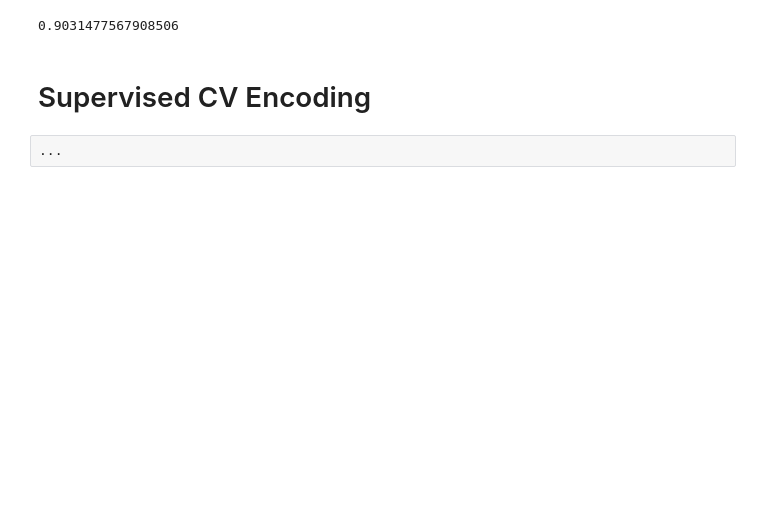
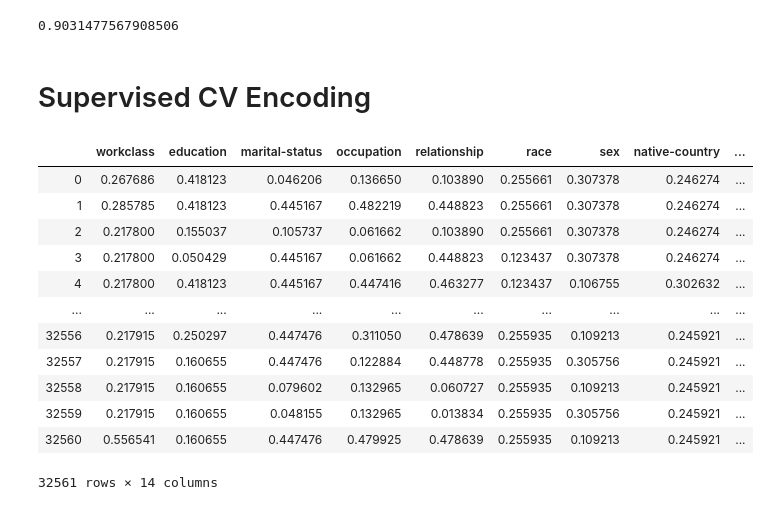
Before and after one commit to SimulatorML/Robusta, a Jupyter notebook: examples/category-encoder.ipynb, the cells around one changed output. Drawn from its saved outputs; the diff is of its cells as text; code cells hidden in the pictures; blank space fills up the shorter version.

Commit message:
[feat] EncoderCV

```diff
--- a/examples/category-encoder.ipynb
+++ b/examples/category-encoder.ipynb
@@ -680,5 +680,3 @@ roc_auc_score(y_test, y_pred)
 0.9031477567908506
 # %% [markdown]
 # Supervised CV Encoding
-# %% [raw]
-...
@@ -684,0 +786,16 @@ roc_auc_score(y_test, y_pred)
+# %%
+EncoderCV(FastEncoder()).fit_transform(X_train, y_train)
+# %% [output]
+|  | workclass | education | marital-status | occupation | relationship | race | sex | native-country | ... |
+| 0 | 0.267686 | 0.418123 | 0.046206 | 0.136650 | 0.103890 | 0.255661 | 0.307378 | 0.246274 | ... |
+| 1 | 0.285785 | 0.418123 | 0.445167 | 0.482219 | 0.448823 | 0.255661 | 0.307378 | 0.246274 | ... |
+| 2 | 0.217800 | 0.155037 | 0.105737 | 0.061662 | 0.103890 | 0.255661 | 0.307378 | 0.246274 | ... |
+| 3 | 0.217800 | 0.050429 | 0.445167 | 0.061662 | 0.448823 | 0.123437 | 0.307378 | 0.246274 | ... |
+| 4 | 0.217800 | 0.418123 | 0.445167 | 0.447416 | 0.463277 | 0.123437 | 0.106755 | 0.302632 | ... |
+| ... | ... | ... | ... | ... | ... | ... | ... | ... | ... |
+| 32556 | 0.217915 | 0.250297 | 0.447476 | 0.311050 | 0.478639 | 0.255935 | 0.109213 | 0.245921 | ... |
+| 32557 | 0.217915 | 0.160655 | 0.447476 | 0.122884 | 0.448778 | 0.255935 | 0.305756 | 0.245921 | ... |
+| 32558 | 0.217915 | 0.160655 | 0.079602 | 0.132965 | 0.060727 | 0.255935 | 0.109213 | 0.245921 | ... |
+| 32559 | 0.217915 | 0.160655 | 0.048155 | 0.132965 | 0.013834 | 0.255935 | 0.305756 | 0.245921 | ... |
+| 32560 | 0.556541 | 0.160655 | 0.447476 | 0.479925 | 0.478639 | 0.255935 | 0.109213 | 0.245921 | ... |
+32561 rows × 14 columns
```
Also changed, not shown: parts of 17 cells of this notebook, 1 other file.
